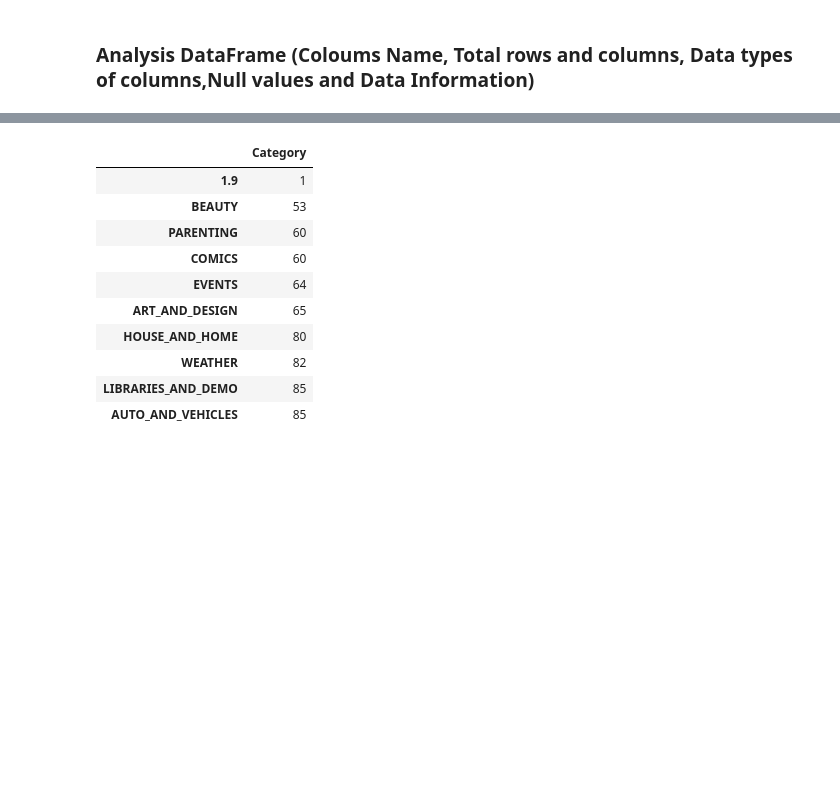
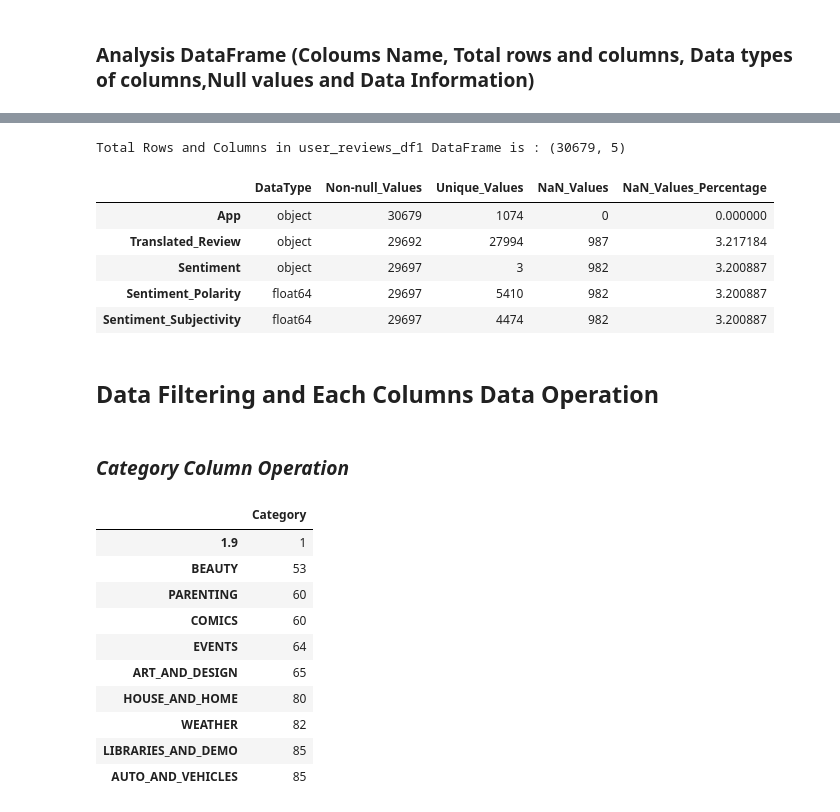
Before and after one commit to jayu071/Playstore_DataDigger, a Jupyter notebook: Play_Store_App_Review_Analysis_Capstone_Project.ipynb, the cells around one changed output, grey strips where cells are left out. Cells and saved outputs as stored; diff of their text form; code cells hidden in the pictures; blank space fills up the shorter version.

```diff
--- a/Play_Store_App_Review_Analysis_Capstone_Project.ipynb
+++ b/Play_Store_App_Review_Analysis_Capstone_Project.ipynb
@@ -213,3 +247,27 @@ None
+# %%
+print("Total Rows and Columns in user_reviews_df1 DataFrame is :",user_reviews_df1.shape,"\n") #shape function given details of (Rows,Columns)
+
+def userReviewsinfo():
+    temp_ur = pd.DataFrame(index=user_reviews_df1.columns)
+    temp_ur['DataType'] = user_reviews_df1.dtypes
+    temp_ur["Non-null_Values"] = user_reviews_df1.count()
+    temp_ur['Unique_Values'] = user_reviews_df1.nunique()
+    temp_ur['NaN_Values'] = user_reviews_df1.isnull().sum()
+    temp_ur['NaN_Values_Percentage'] = (temp_ur['NaN_Values']/len(user_reviews_df1))*100
+    return temp_ur
+userReviewsinfo()
+# %% [output]
+Total Rows and Columns in user_reviews_df1 DataFrame is : (30679, 5)
+|  | DataType | Non-null_Values | Unique_Values | NaN_Values | NaN_Values_Percentage |
+| App | object | 30679 | 1074 | 0 | 0.000000 |
+| Translated_Review | object | 29692 | 27994 | 987 | 3.217184 |
+| Sentiment | object | 29697 | 3 | 982 | 3.200887 |
+| Sentiment_Polarity | float64 | 29697 | 5410 | 982 | 3.200887 |
+| Sentiment_Subjectivity | float64 | 29697 | 4474 | 982 | 3.200887 |
+# %% [markdown]
+## **Data Filtering and Each Columns Data Operation**
+# %% [markdown]
+### ***Category Column Operation***
 # %%
 #first checking the values in the Category column.
 pd.DataFrame(playstore_df2['Category'].value_counts(ascending=True)).head(10)
```
Also changed, not shown: parts of 12 cells of this notebook.
